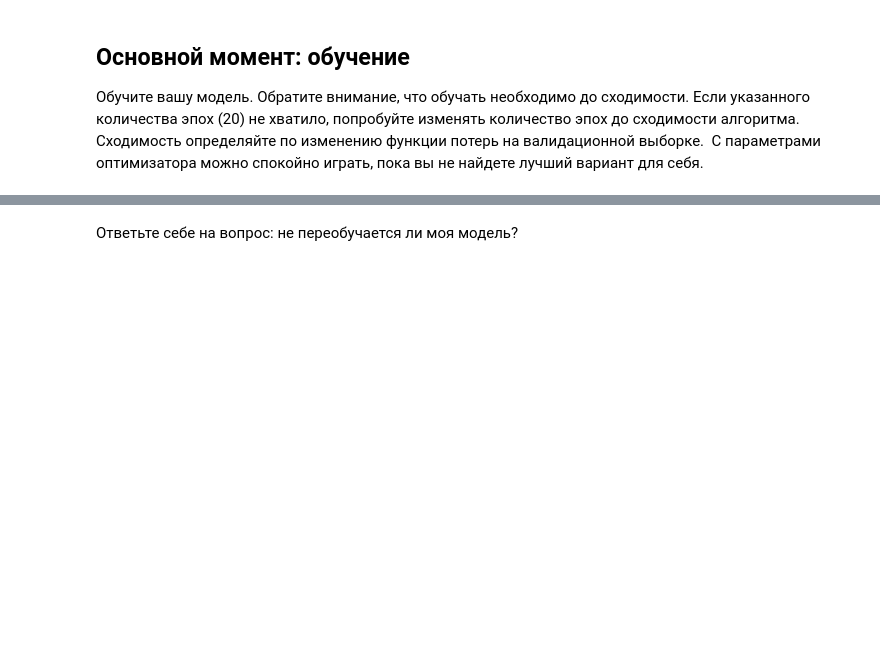
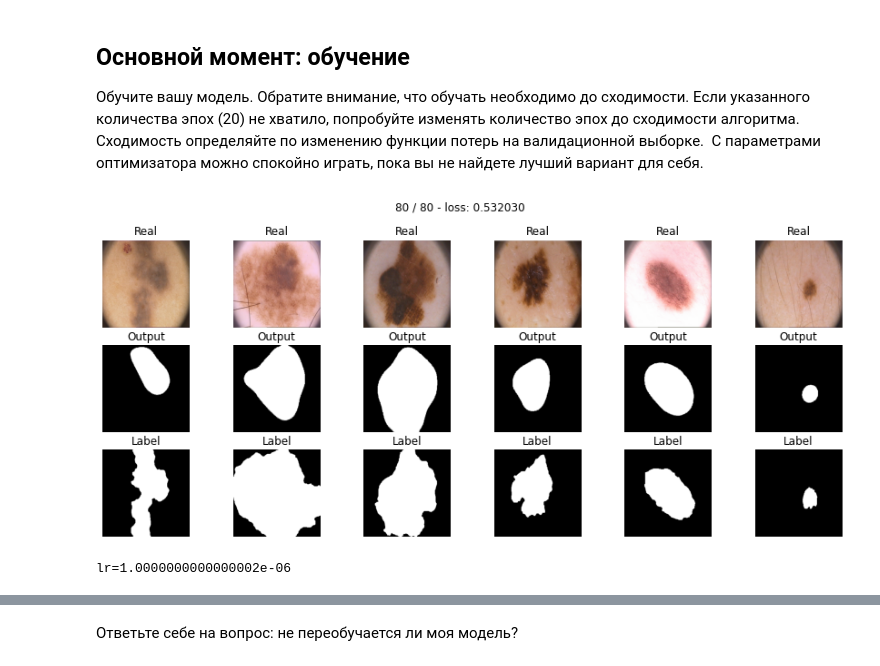
Before and after one commit to rosasha/-, a Jupyter notebook: [hw]semantic_segmentation.ipynb, the cells around one changed output, grey strips where cells are left out. Saved outputs shown, nothing was run; the diff lists cells and outputs as text; code cells hidden in the pictures; blank space fills up the shorter version.

```diff
--- a/[hw]semantic_segmentation.ipynb
+++ b/[hw]semantic_segmentation.ipynb
@@ -349,8 +320,12 @@ torch.Size([])
 Мы определим цикл обучения в функции, чтобы мы могли повторно использовать его.
 # %%
 def train(model, opt, loss_fn, epochs, data_tr, data_val):
+    scheduler = lr_scheduler.ReduceLROnPlateau(opt, 'min')  # добавил чедулер
+
+    train_loss = []
+    val_loss = []
+
     X_val, Y_val = next(iter(data_val))
-
     for epoch in range(epochs):
         tic = time()
         print('* Epoch %d/%d' % (epoch+1, epochs))
@@ -366,33 +341,47 @@ def train(model, opt, loss_fn, epochs, data_tr, data_val):
             # forward
             Y_pred = model(X_batch)
             loss = loss_fn(Y_pred, Y_batch ) # forward-pass
+
             loss.backward()  # backward-pass
             opt.step()  # update weights
 
             # calculate loss to show the user
             avg_loss += loss / len(data_tr)
+        scheduler.step(loss)
+        train_loss.append(avg_loss)
+
         toc = time()
-        print('loss: %f' % avg_loss)
+        print(f"lr={opt.param_groups[0]['lr']}")
 
         # show intermediate results
         model.eval()  # testing mode
-        model = model.to('cpu')
-        Y_hat =  model(X_val).detach().to('cpu') # detach and put into cpu
+        # model = model.to('cpu')
+        X_val = X_val.to(device) # data to device
+        Y_hat =  model(X_val).sigmoid().round().detach().to('cpu') # detach and put into cpu
+        X_val = X_val.to('cpu')
+        Y_val = Y_val.to('cpu')
 
         # Visualize tools
         clear_output(wait=True)
         for k in range(6):
-            plt.subplot(2, 6, k+1)
+            plt.subplot(3, 6, k+1)
             plt.imshow(np.rollaxis(X_val[k].numpy(), 0, 3), cmap='gray')
             plt.title('Real')
             plt.axis('off')
 
-            plt.subplot(2, 6, k+7)
+            plt.subplot(3, 6, k+7)
             plt.imshow(Y_hat[k, 0], cmap='gray')
             plt.title('Output')
             plt.axis('off')
+
+            plt.subplot(3, 6, k+13)
+            plt.imshow(Y_val[k, 0].round(), cmap='gray')
+            plt.title('Label')
+            plt.axis('off')
+
         plt.suptitle('%d / %d - loss: %f' % (epoch+1, epochs, avg_loss))
         plt.show()
+        print(f"lr={opt.param_groups[0]['lr']}")
 # %% [markdown]
 ## Инференс [1 балл]
 
@@ -430,2 +415,0 @@ model = SegNet().to(device)
-# %%
-optim= optim.Adam(model.parameters())
@@ -436,5 +416,10 @@ optim= optim.Adam(model.parameters())
-# %%
-max_epochs = 40
-train(model, optim, bce_loss, max_epochs, data_tr, data_val)
+# %%
+model = SegNet().to(device)
+optimaizer= optim.Adam(model.parameters())
+max_epochs = 80
+train(model, optimaizer, bce_loss, max_epochs, data_tr, data_val)
+# %% [output]
+[figure, added]
+lr=1.0000000000000002e-06
 # %%
 score_model(model, iou_pytorch, data_val)
```
Also changed, not shown: parts of 43 cells of this notebook.
